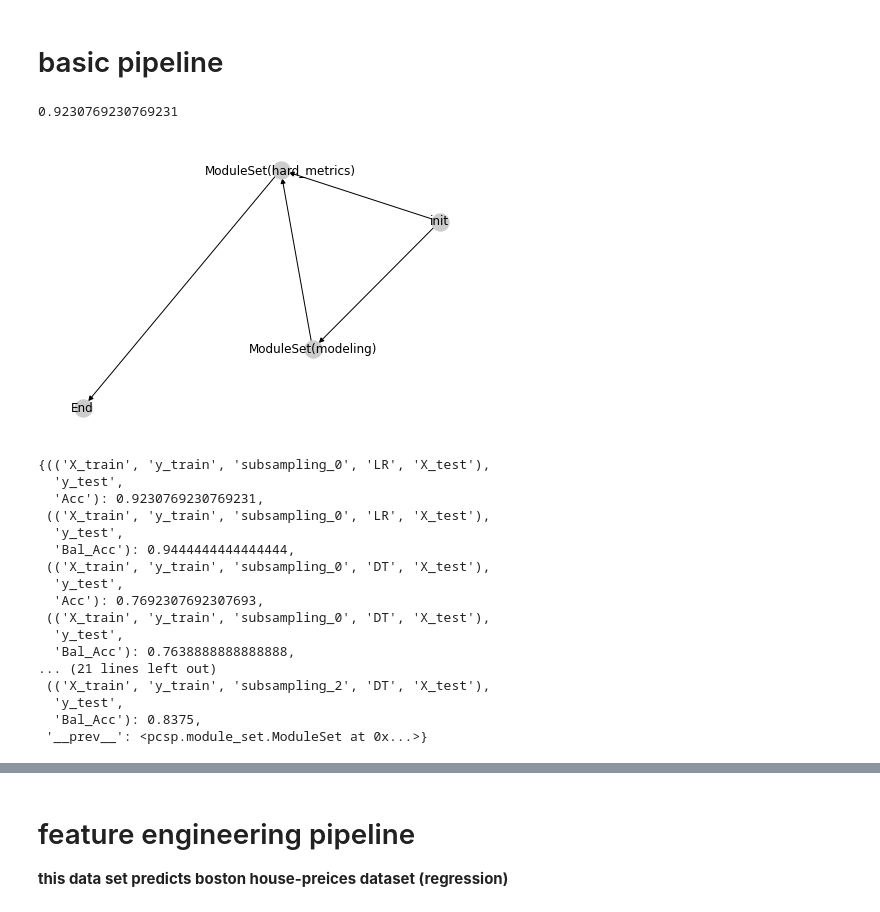
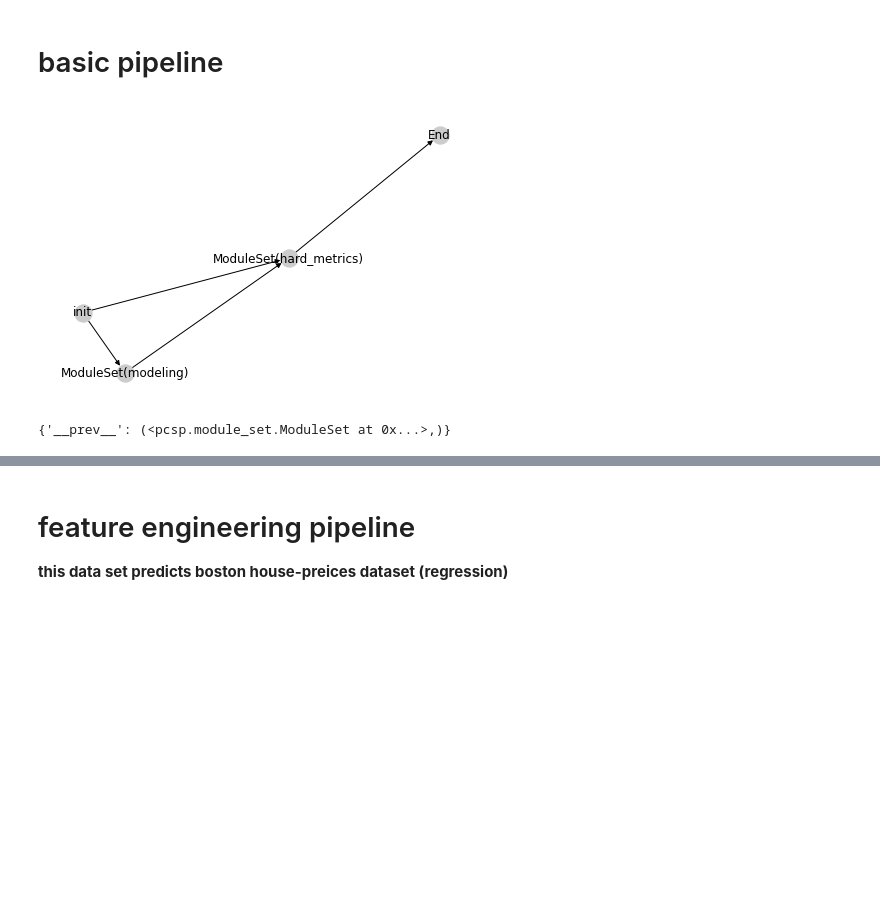
Before and after one commit to Yu-Group/veridical-flow, a Jupyter notebook: notebooks/synthetic_classification.ipynb, the cells around one changed output, grey strips where cells are left out. Saved outputs shown, nothing was run; the diff lists cells and outputs as text; code cells hidden in the pictures; blank space fills up the shorter version.

Commit message:
Match subkeys based on indices found in MATCH_KEY
Formerly, MATCH_KEY held the number of matches to find. Now it contains a list
with indices indicating which subkeys should be matched.

```diff
--- a/notebooks/synthetic_classification.ipynb
+++ b/notebooks/synthetic_classification.ipynb
@@ -34,57 +34,40 @@ np.random.seed(13)
 X, y = sklearn.datasets.make_classification(n_samples=50, n_features=5)
 X_train, X_test, y_train, y_test = train_test_split(X, y, random_state=42) # ex. with another split?
 X_train, X_test, y_train, y_test = init_args((X_train, X_test, y_train, y_test),
-                                              names=['X_train', 'X_test', 'y_train', 'y_test'])  # optionally provide names for each of these
+                                             names=['X_train', 'X_test', 'y_train', 'y_test'])  # optionally provide names for each of these
 
 # subsample data
 subsampling_funcs = [partial(sklearn.utils.resample,
-                            n_samples=20,
-                            random_state=i)
+                             n_samples=20,
+                             random_state=i)
                      for i in range(3)]
-subsampling_set = ModuleSet(name='subsampling',
-                            modules=subsampling_funcs)
-X_trains, y_trains = subsampling_set(X_train, y_train)
+subsampling_set = ModuleSet(name='subsampling', modules=subsampling_funcs, output_matching=True)
+
+X_trains, y_trains = sep_dicts(subsampling_set(X_train, y_train))
 
 #fit models
 modeling_set = ModuleSet(name='modeling',
                           modules=[LogisticRegression(max_iter=1000, tol=0.1),
                                    DecisionTreeClassifier()],
                           module_keys=["LR", "DT"])
 
 modeling_set.fit(X_trains, y_trains)
 preds_test = modeling_set.predict(X_test)
 
 # get metrics
 hard_metrics_set = ModuleSet(name='hard_metrics',
                               modules=[accuracy_score, balanced_accuracy_score],
                               module_keys=["Acc", "Bal_Acc"])
 
 hard_metrics = hard_metrics_set.evaluate(preds_test, y_test)
 
 
  #inspect the pipeline
 # for k1, v1 in hard_metrics.items():
 #     print('output', k1)
 G = build_graph(hard_metrics, draw=True)
 plt.show()
 hard_metrics
 # %% [output]
+[figure, new version]
-0.9230769230769231
+{'__prev__': (<pcsp.module_set.ModuleSet at 0x...>,)}
-[figure, old version]
-{(('X_train', 'y_train', 'subsampling_0', 'LR', 'X_test'),
-  'y_test',
-  'Acc'): 0.9230769230769231,
- (('X_train', 'y_train', 'subsampling_0', 'LR', 'X_test'),
-  'y_test',
-  'Bal_Acc'): 0.9444444444444444,
- (('X_train', 'y_train', 'subsampling_0', 'DT', 'X_test'),
-  'y_test',
-  'Acc'): 0.7692307692307693,
- (('X_train', 'y_train', 'subsampling_0', 'DT', 'X_test'),
-  'y_test',
-  'Bal_Acc'): 0.7638888888888888,
-... (21 lines left out)
- (('X_train', 'y_train', 'subsampling_2', 'DT', 'X_test'),
-  'y_test',
-  'Bal_Acc'): 0.8375,
- '__prev__': <pcsp.module_set.ModuleSet at 0x...>}
```
Also changed, not shown: parts of 7 cells of this notebook, 5 other files.
